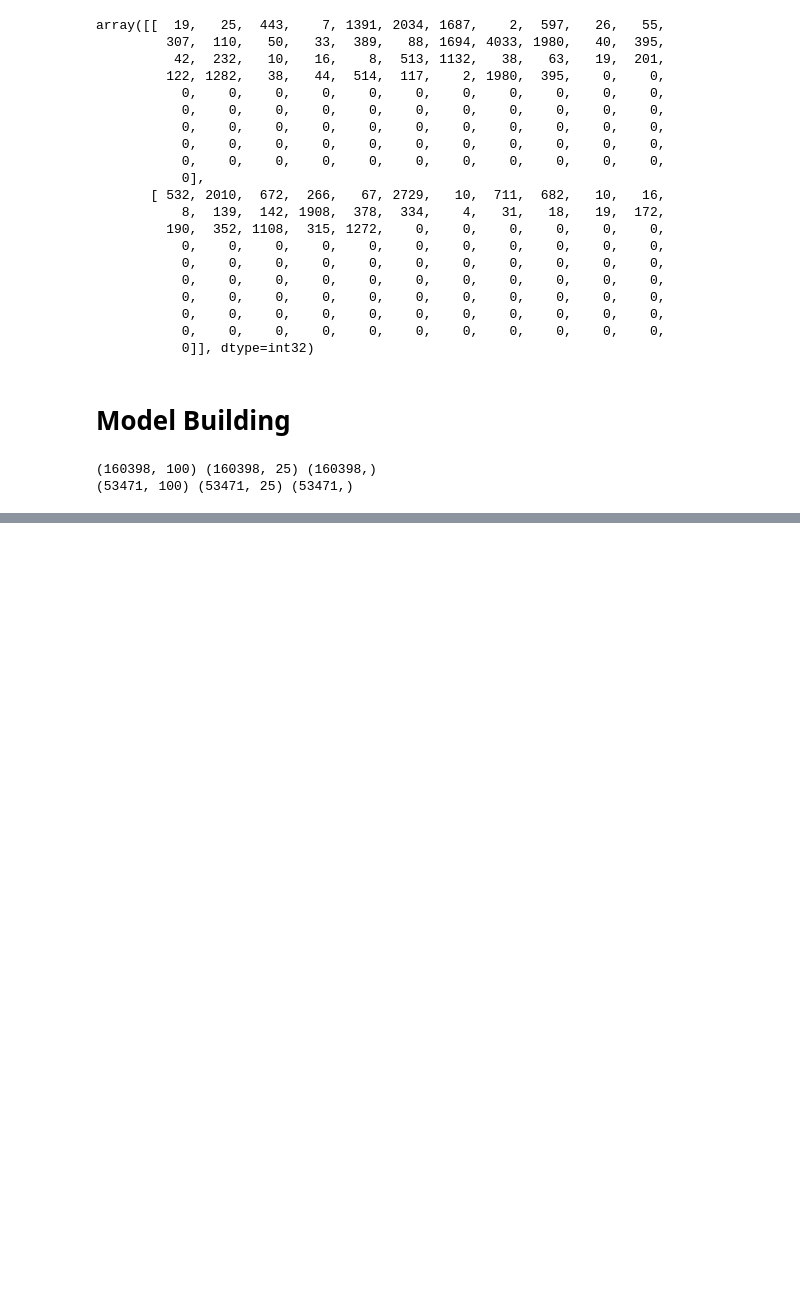
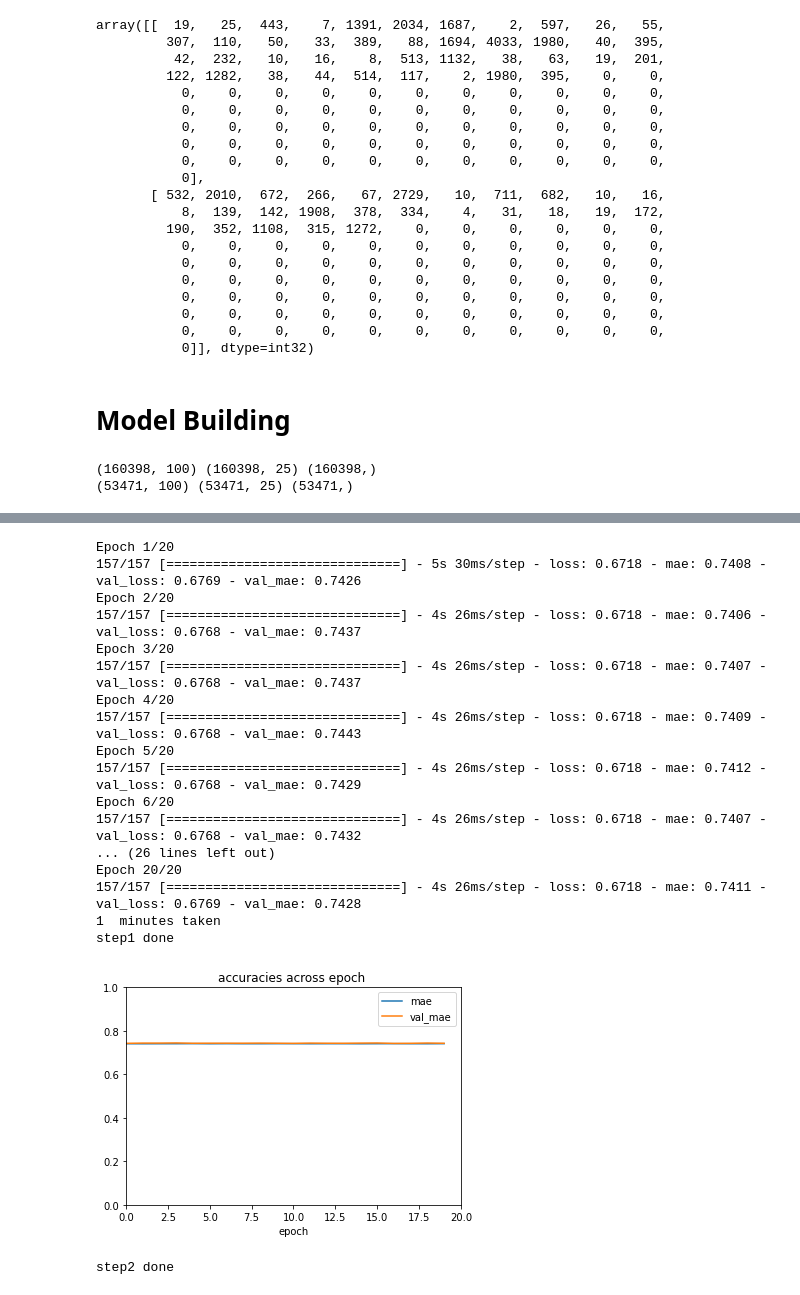
Before and after one commit to github0apurva/DrugReview, a Jupyter notebook: DrugReview_co.ipynb, the cells around one changed output, grey strips where cells are left out. Drawn from its saved outputs; the diff is of its cells as text; code cells hidden in the pictures; blank space fills up the shorter version.

```diff
--- a/DrugReview_co.ipynb
+++ b/DrugReview_co.ipynb
@@ -1096,0 +1078,25 @@ plt.show()
+# %%
+# Using the finalized learning rate
+hit = fixed_lr( lr = 1e-4 )   ; print ("step1 done")
+# plotting the mae across all epochs
+plot_mae (hit)                ; print ("step2 done")
+# %% [output]
+Epoch 1/20
+157/157 [==============================] - 5s 30ms/step - loss: 0.6718 - mae: 0.7408 - val_loss: 0.6769 - val_mae: 0.7426
+Epoch 2/20
+157/157 [==============================] - 4s 26ms/step - loss: 0.6718 - mae: 0.7406 - val_loss: 0.6768 - val_mae: 0.7437
+Epoch 3/20
+157/157 [==============================] - 4s 26ms/step - loss: 0.6718 - mae: 0.7407 - val_loss: 0.6768 - val_mae: 0.7437
+Epoch 4/20
+157/157 [==============================] - 4s 26ms/step - loss: 0.6718 - mae: 0.7409 - val_loss: 0.6768 - val_mae: 0.7443
+Epoch 5/20
+157/157 [==============================] - 4s 26ms/step - loss: 0.6718 - mae: 0.7412 - val_loss: 0.6768 - val_mae: 0.7429
+Epoch 6/20
+157/157 [==============================] - 4s 26ms/step - loss: 0.6718 - mae: 0.7407 - val_loss: 0.6768 - val_mae: 0.7432
+... (26 lines left out)
+Epoch 20/20
+157/157 [==============================] - 4s 26ms/step - loss: 0.6718 - mae: 0.7411 - val_loss: 0.6769 - val_mae: 0.7428
+1  minutes taken
+step1 done
+[figure, added]
+step2 done
```
Also changed, not shown: parts of 6 cells of this notebook.
